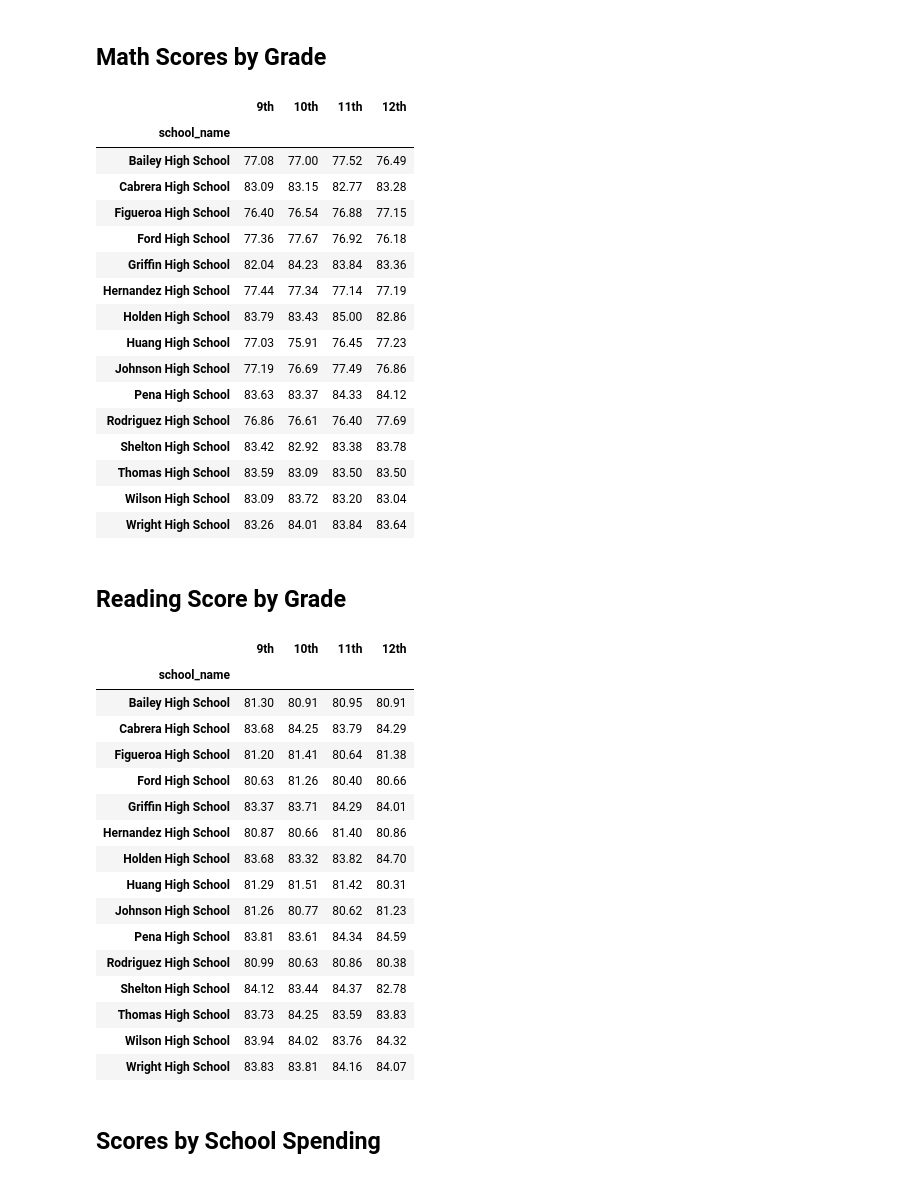
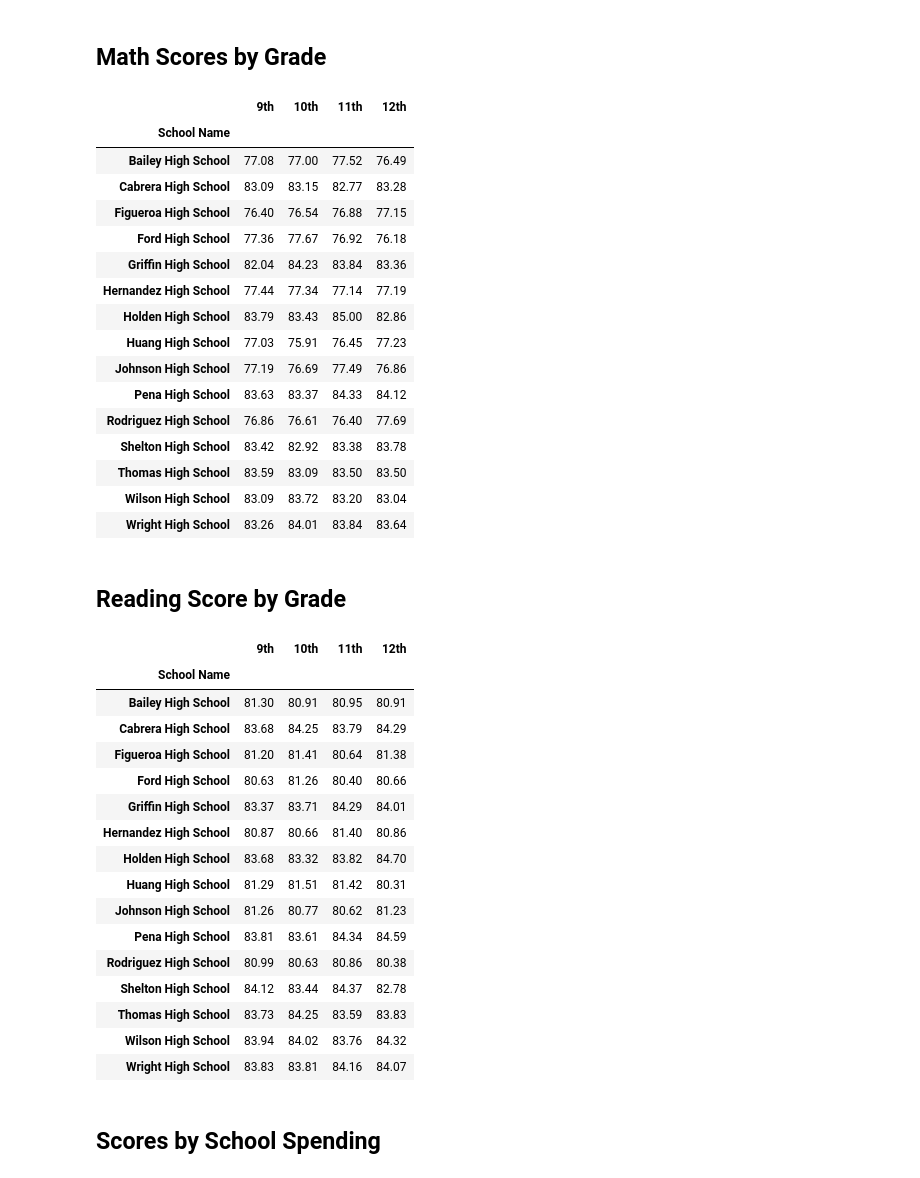
Before and after one commit to lrios215/pandas-challenge, a Jupyter notebook: PyCitySchools_Rios.ipynb, the cells around one changed output. Drawn from its saved outputs; the diff is of its cells as text; code cells hidden in the pictures.

```diff
--- a/PyCitySchools_Rios.ipynb
+++ b/PyCitySchools_Rios.ipynb
@@ -220,34 +206,36 @@ bottom_five
 # %%
 #Create a table that lists the average math Score for students of each grade level (9th, 10th, 11th, 12th) at each school.
 school_math_scores_grade_df = combo_school_data_df
 
 school_math_scores_grade_df = school_math_scores_grade_df[["school_name", 'grade', "math_score"]]
 
 
 #Create a pandas series for each grade. Hint: use a conditional statement.
 #Group each series by school
 
 ninth_df = school_math_scores_grade_df.loc[school_math_scores_grade_df["grade"] == '9th'].groupby('school_name')['math_score'].mean()
 tenth_df = school_math_scores_grade_df.loc[school_math_scores_grade_df["grade"] == '10th'].groupby('school_name')['math_score'].mean()
 eleventh_df = school_math_scores_grade_df.loc[school_math_scores_grade_df["grade"] == '11th'].groupby('school_name')['math_score'].mean()
 twelfth_df = school_math_scores_grade_df.loc[school_math_scores_grade_df["grade"] == '12th'].groupby('school_name')['math_score'].mean()
 
 #Combine the series into a dataframe
 math_by_grade_df = pd.DataFrame ({"9th": ninth_df,
                                   "10th": tenth_df,
                                   "11th": eleventh_df,
                                   "12th": twelfth_df})
 
+math_by_grade_df.index.name = "School Name"
+
 #formatting the df
 math_by_grade_df['9th'] = math_by_grade_df['9th'].map("{:.2f}".format)
 math_by_grade_df['10th'] = math_by_grade_df['10th'].map("{:.2f}".format)
 math_by_grade_df['11th'] = math_by_grade_df['11th'].map("{:.2f}".format)
 math_by_grade_df['12th'] = math_by_grade_df['12th'].map("{:.2f}".format)
 
 math_by_grade_df
 # %% [output]
 |  | 9th | 10th | 11th | 12th |
-| school_name |  |  |  |  |
+| School Name |  |  |  |  |
 | Bailey High School | 77.08 | 77.00 | 77.52 | 76.49 |
 | Cabrera High School | 83.09 | 83.15 | 82.77 | 83.28 |
 | Figueroa High School | 76.40 | 76.54 | 76.88 | 77.15 |
@@ -285,6 +273,8 @@ read_by_grade_df = pd.DataFrame ({"9th": ninth_df,
                                   "11th": eleventh_df,
                                   "12th": twelfth_df})
 
+read_by_grade_df.index.name = "School Name"
+
 #formatting the df
 read_by_grade_df['9th'] = read_by_grade_df['9th'].map("{:.2f}".format)
 read_by_grade_df['10th'] = read_by_grade_df['10th'].map("{:.2f}".format)
@@ -294,7 +284,7 @@ read_by_grade_df['12th'] = read_by_grade_df['12th'].map("{:.2f}".format)
 read_by_grade_df
 # %% [output]
 |  | 9th | 10th | 11th | 12th |
-| school_name |  |  |  |  |
+| School Name |  |  |  |  |
 | Bailey High School | 81.30 | 80.91 | 80.95 | 80.91 |
 | Cabrera High School | 83.68 | 84.25 | 83.79 | 84.29 |
 | Figueroa High School | 81.20 | 81.41 | 80.64 | 81.38 |
```
Also changed, not shown: parts of 17 cells of this notebook.
